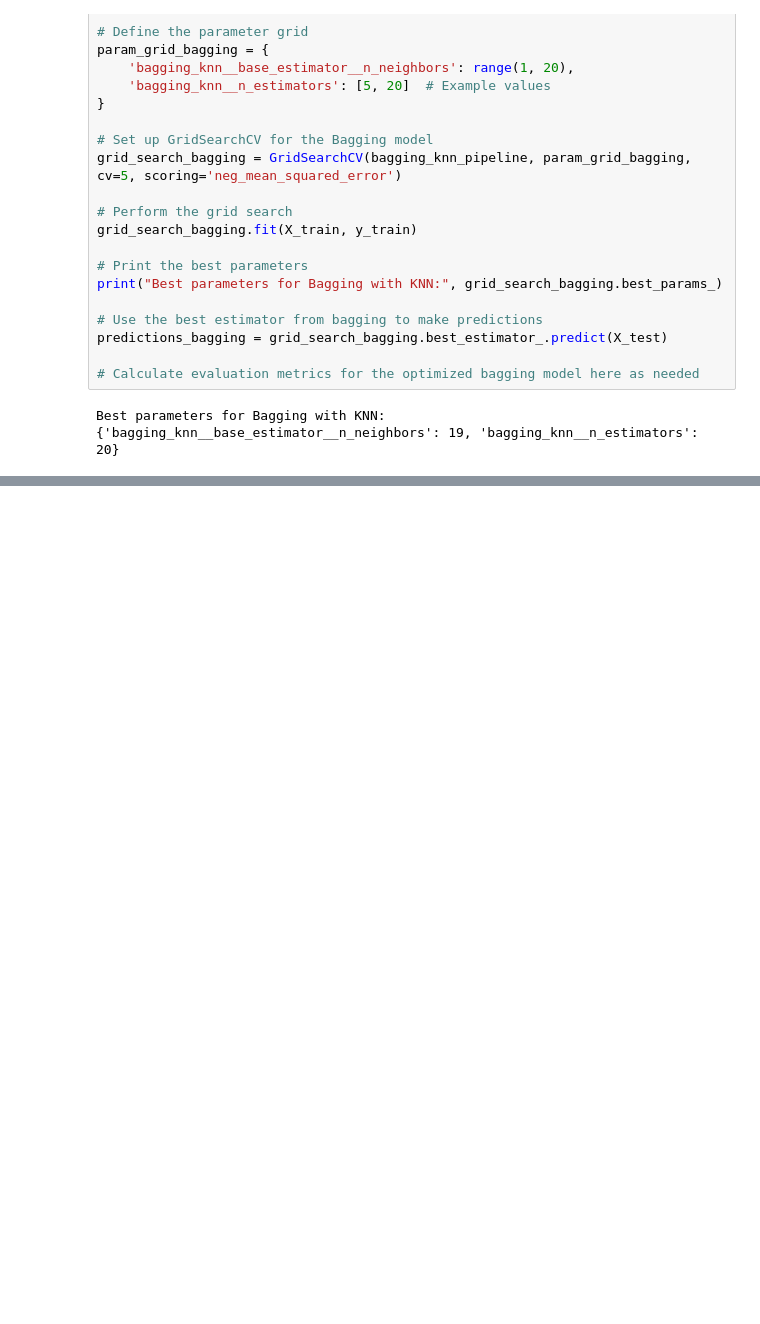
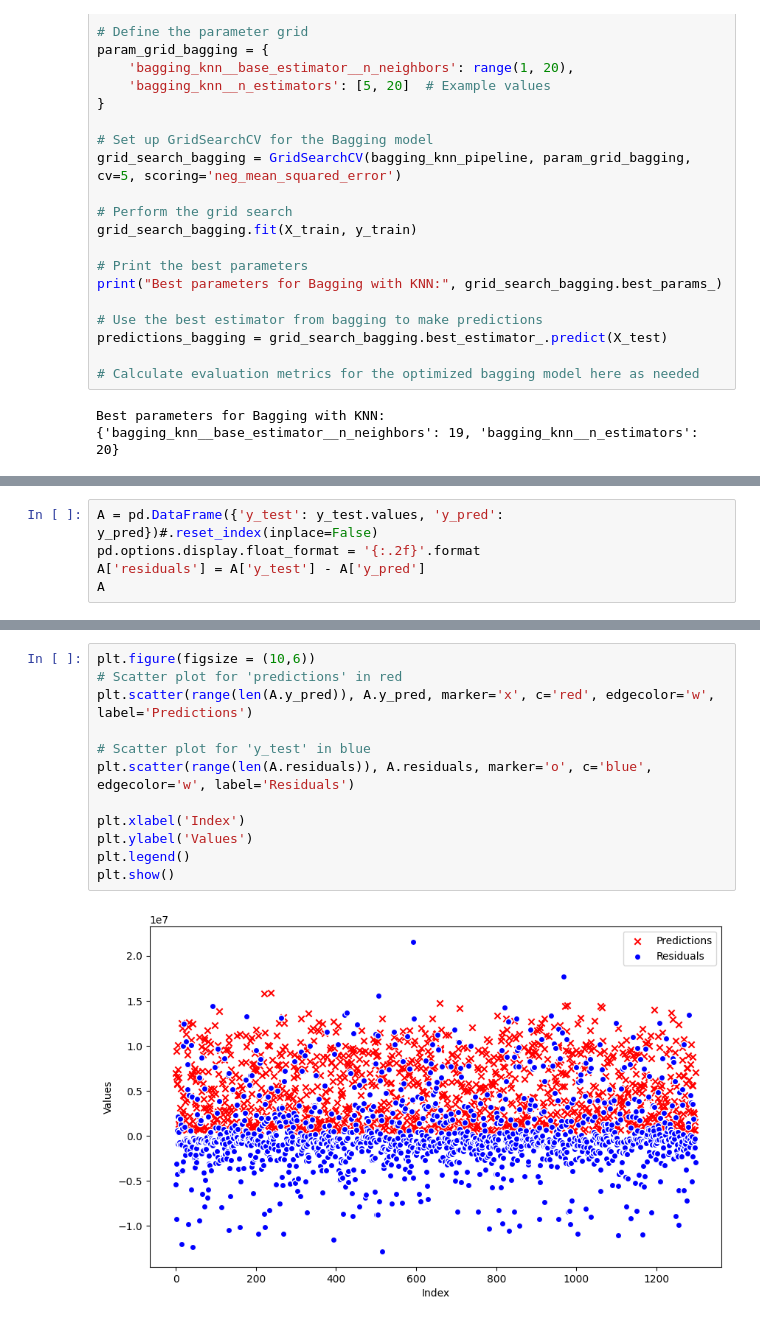
Before and after one commit to RobinSchebitz/ds_tanzania_tourism_prediction, a Jupyter notebook: ML_project_2.ipynb, the cells around one changed output, grey strips where cells are left out. Drawn from its saved outputs; the diff is of its cells as text; blank space fills up the shorter version.

```diff
--- a/ML_project_2.ipynb
+++ b/ML_project_2.ipynb
@@ -433,0 +534,5 @@ Test MPE: 116.34%
+# %%
+A = pd.DataFrame({'y_test': y_test.values, 'y_pred': y_pred})#.reset_index(inplace=False)
+pd.options.display.float_format = '{:.2f}'.format
+A['residuals'] = A['y_test'] - A['y_pred']
+A
@@ -433,0 +553,14 @@ Test MPE: 116.34%
+# %%
+plt.figure(figsize = (10,6))
+# Scatter plot for 'predictions' in red
+plt.scatter(range(len(A.y_pred)), A.y_pred, marker='x', c='red', edgecolor='w', label='Predictions')
+
+# Scatter plot for 'y_test' in blue
+plt.scatter(range(len(A.residuals)), A.residuals, marker='o', c='blue', edgecolor='w', label='Residuals')
+
+plt.xlabel('Index')
+plt.ylabel('Values')
+plt.legend()
+plt.show()
+# %% [output]
+[figure, added]
```
Also changed, not shown: parts of 35 cells of this notebook.
